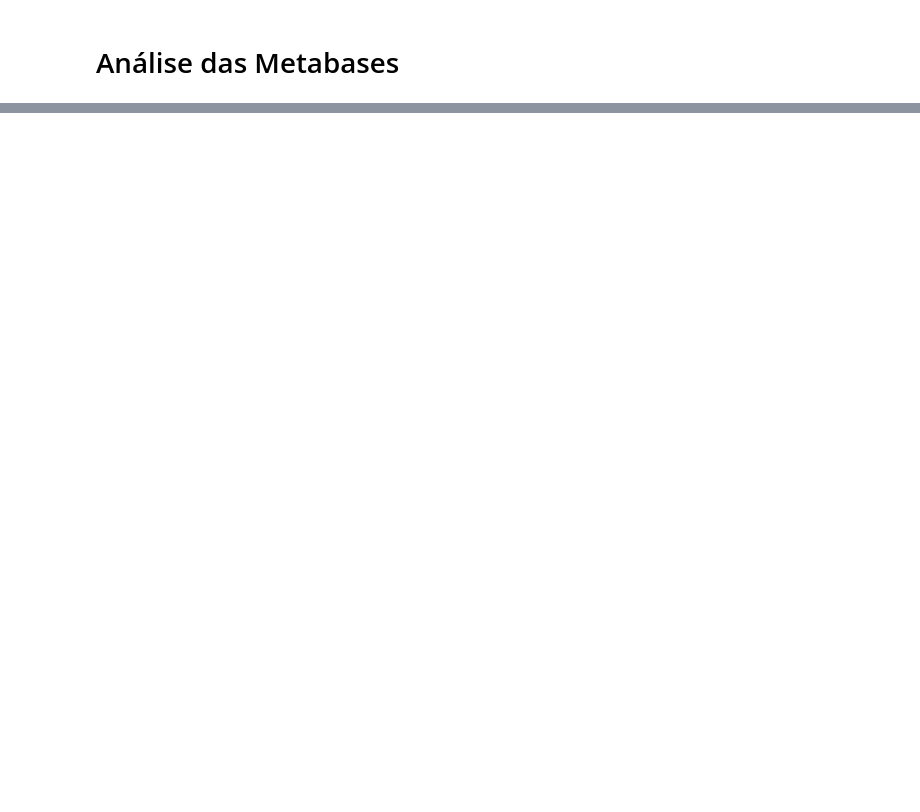
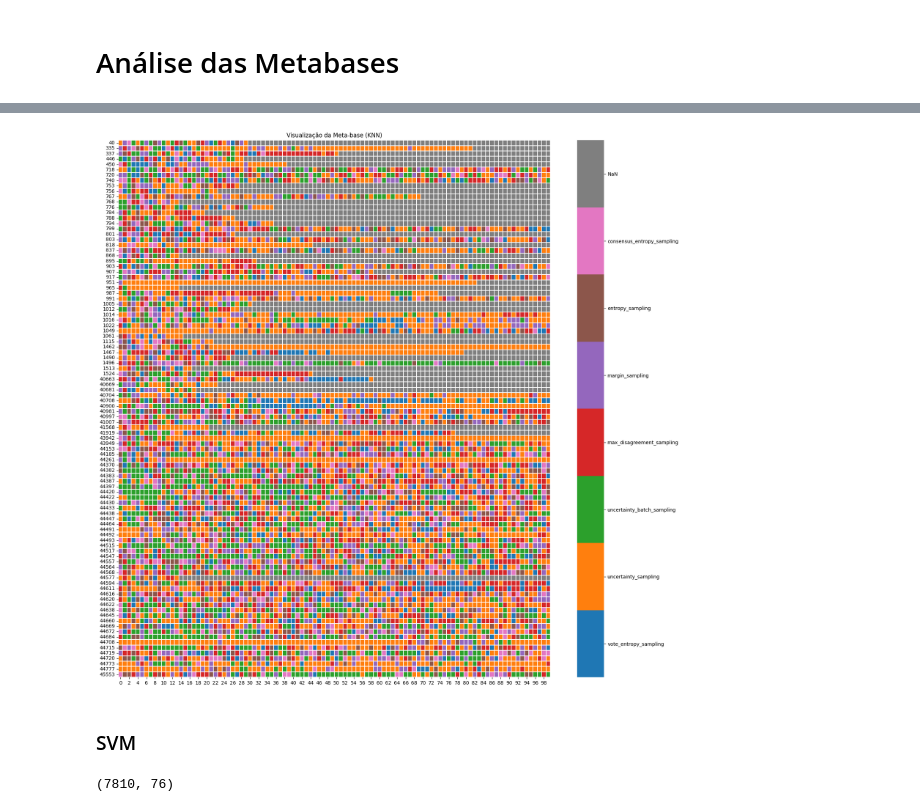
Before and after one commit to gscnogueira/meta-active-learning, a Jupyter notebook: notebooks/experiments/metabase_analysis.ipynb, the cells around one changed output, grey strips where cells are left out. Cells and saved outputs as stored; diff of their text form; code cells hidden in the pictures; blank space fills up the shorter version.

```diff
--- a/notebooks/experiments/metabase_analysis.ipynb
+++ b/notebooks/experiments/metabase_analysis.ipynb
@@ -40,0 +42,32 @@ df.NumberOfFeatures.plot(kind='hist', title="Number of Features")
+# %%
+def gen_metabase(metabase_files):
+
+    df_list= [pd.read_csv(f) for f in metabase_files]
+    metabase = pd.concat(df_list, join='inner')
+    metabase.dataset_id = metabase.dataset_id.astype(int)
+
+    return metabase
+# %%
+def gen_heatmap(metabase, title):
+
+    heatmap = dict()
+
+    for k, group in metabase.groupby('dataset_id'):
+        heatmap[k] = group.best_strategy
+
+    df = pd.DataFrame(heatmap)
+    df.fillna('NaN', inplace=True)
+
+    value_to_int = {j:i for i, j in enumerate(sorted(pd.unique(df.values.ravel()),reverse=True))}
+    cmap = sns.color_palette(n_colors=len(value_to_int))
+
+    fig, ax = plt.subplots(figsize=(20,20))
+    sns.heatmap(df.replace(value_to_int).T, cmap=cmap, linewidth=.1, ax=ax)
+
+    colorbar = ax.collections[0].colorbar
+    n = len(value_to_int)
+    r = colorbar.vmax - colorbar.vmin
+    colorbar.set_ticks([colorbar.vmin + r / n * (0.5 + i) for i in range(n)])
+    colorbar.set_ticklabels(list(value_to_int.keys()))
+
+    ax.set_title(title)
@@ -40,0 +90,5 @@ df.NumberOfFeatures.plot(kind='hist', title="Number of Features")
+# %%
+knn_files = !find $METABASE_PATH -type f | grep 'KNeighborsClassifier.\csv'
+# %%
+knn_metabase = gen_metabase(knn_files)
+print(knn_metabase.shape, len(knn_metabase.groupby('dataset_id')), 'bases')
@@ -40,0 +109,6 @@ df.NumberOfFeatures.plot(kind='hist', title="Number of Features")
+# %%
+gen_heatmap(knn_metabase, 'Visualização da Meta-base (KNN)')
+# %% [output]
+[figure, added]
+# %% [markdown]
+### SVM
@@ -40,0 +119,4 @@ df.NumberOfFeatures.plot(kind='hist', title="Number of Features")
+# %%
+svm_metabase.shape
+# %% [output]
+(7810, 76)
```
Also changed, not shown: parts of 26 cells of this notebook.
